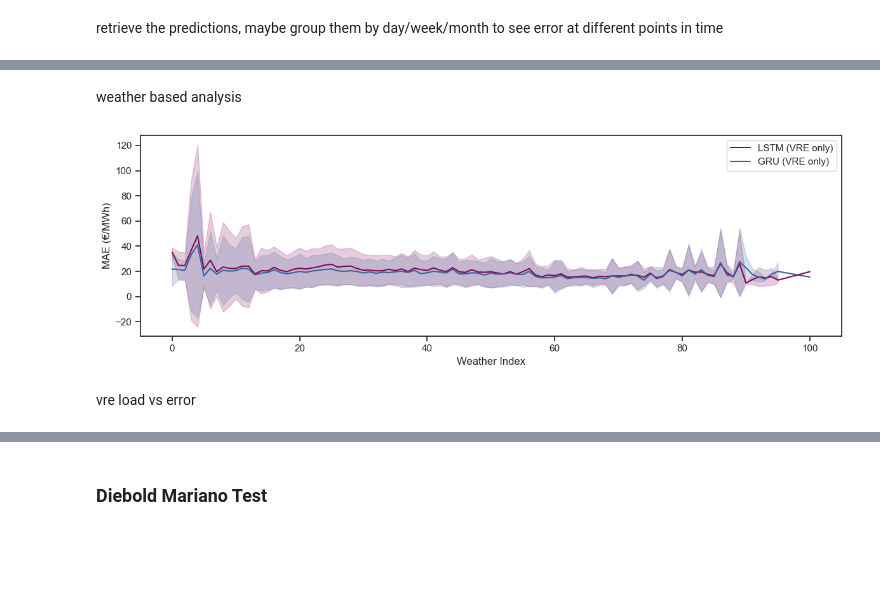
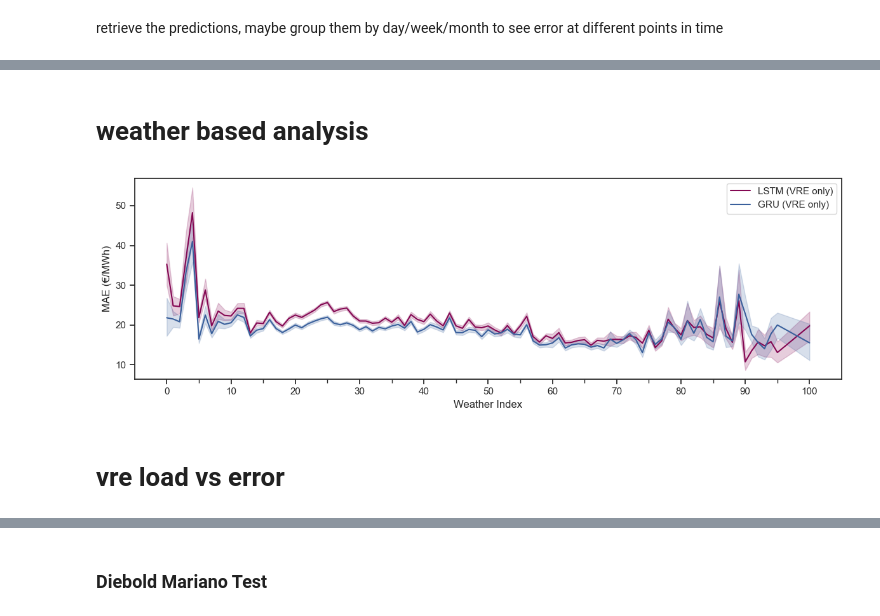
Before and after one commit to valentin-17/epf, a Jupyter notebook: notebooks/other_data_viz.ipynb, the cells around one changed output, grey strips where cells are left out. Drawn from its saved outputs; the diff is of its cells as text; code cells hidden in the pictures; blank space fills up the shorter version.

```diff
--- a/notebooks/other_data_viz.ipynb
+++ b/notebooks/other_data_viz.ipynb
@@ -404,9 +353,6 @@ naive_errors = pd.DataFrame(np.abs(naive_hourly_true.iloc[:, :].values - naive_h
                             columns=[f'naive_error_{col.split("_")[-1]}' for col in naive_hourly.columns])
 
 df = pd.concat([lstm_errors, gru_errors, naive_errors], axis=1)
-df['lstm_error_mean'] = df[[col for col in df.columns if col.startswith('lstm_error_')]].mean(axis=1)
-df['gru_error_mean'] = df[[col for col in df.columns if col.startswith('gru_error_')]].mean(axis=1)
-df['naive_error_mean'] = df[[col for col in df.columns if col.startswith('naive_')]].mean(axis=1)
 df.index = lstm_preds.index
 df.dropna(inplace=True)
 # %%
@@ -606,5 +693,5 @@ plt.plot(mean_errors_by_hour_gru)
 # %% [markdown]
-weather based analysis
+# weather based analysis
 # %%
 ghi = pd.read_csv("../data/raw/de_global_horizontal_irradiation_2024.csv", skiprows=6, parse_dates=True, index_col=1)
 ws = pd.read_csv("../data/raw/de_wind_speed_100_2024.csv", skiprows=6, parse_dates=True, index_col=1)
@@ -617,5 +704,5 @@ ws_avg = (ws_avg - ws_avg.min()) / (ws_avg.max() - ws_avg.min())
 
 weather_df = ghi_avg + ws_avg
 weather_df = (weather_df - weather_df.min()) / (weather_df.max() - weather_df.min())
-weather_df = weather_df.to_frame().rename(columns={0: 'weather_index'})
+weather_df = weather_df.to_frame().rename(columns={0: 'Weather index'})
 weather_df = (weather_df * 100).round(0)
@@ -624,21 +709,41 @@ extended_df = df.join(weather_df, how='inner')
+# %%
+cols = ['lstm_error', 'gru_error']
+
+records = []
+
+for model in cols:
+    for h in range(24):
+        tmp = get_hour_errors(df, model, h)
+        tmp["Model"] = model.split('_')[0].replace('lstm', 'LSTM (VRE only)').replace('gru', 'GRU (VRE only)')
+        records.append(tmp)
+
+weather_errors = pd.concat(records)
+
+weather_errors.rename(columns={'target_timestamp':'hour'}, inplace=True)
+weather_errors['hour'] = weather_errors['hour'].dt.hour
+weather_errors = weather_errors.join(weather_df, how='inner')
 # %%
-df_weather_plot = extended_df[['weather_index', 'lstm_error_mean', 'gru_error_mean', 'naive_error_mean']].groupby('weather_index').mean().reset_index()
+error_by_weather = weather_errors.melt(id_vars=['Weather index', 'Model', 'hour'], value_name='err')
+
+palette = {
+    'LSTM (VRE only)': COLORS['magenta'],
+    'GRU (VRE only)': COLORS['blue'],
+}
 
 sns.set_style('ticks')
-
 plt.figure(figsize=(12, 4))
 
-sns.lineplot(data=extended_df, x='weather_index', y='lstm_error_mean', label='LSTM (VRE only)', color=COLORS['magenta'], errorbar='sd')
-sns.lineplot(data=extended_df, x='weather_index', y='gru_error_mean', label='GRU (VRE only)', color=COLORS['blue'], errorbar='sd')
-#sns.lineplot(data=extended_df, x='weather_index', y='naive_error_mean', label='Naïve', color=COLORS['orange'], errorbar='sd')
+sns.lineplot(data=error_by_weather, x='Weather index', y='err', hue='Model', palette=palette)
 
 plt.ylabel('MAE (€/MWh)')
 plt.xlabel('Weather Index')
+plt.xticks(np.arange(0, 101, 10), labels=[f'{i}' for i in np.arange(0, 101, 10)])
+plt.xticks(np.arange(5, 96, 10), minor=True)
 plt.legend(loc='upper right')
 plt.tight_layout()
 
-plt.savefig('../reports/figures/error_distribution_by_weather_measure.pdf', dpi=300, bbox_inches='tight')
+plt.savefig('../reports/figures/error_distribution_by_weather_measure.png', dpi=300, bbox_inches='tight')
 # %% [output]
-[figure, old version]
+[figure, new version]
 # %% [markdown]
-vre load vs error
+# vre load vs error
```
Also changed, not shown: parts of 28 cells of this notebook, 35 other files.
